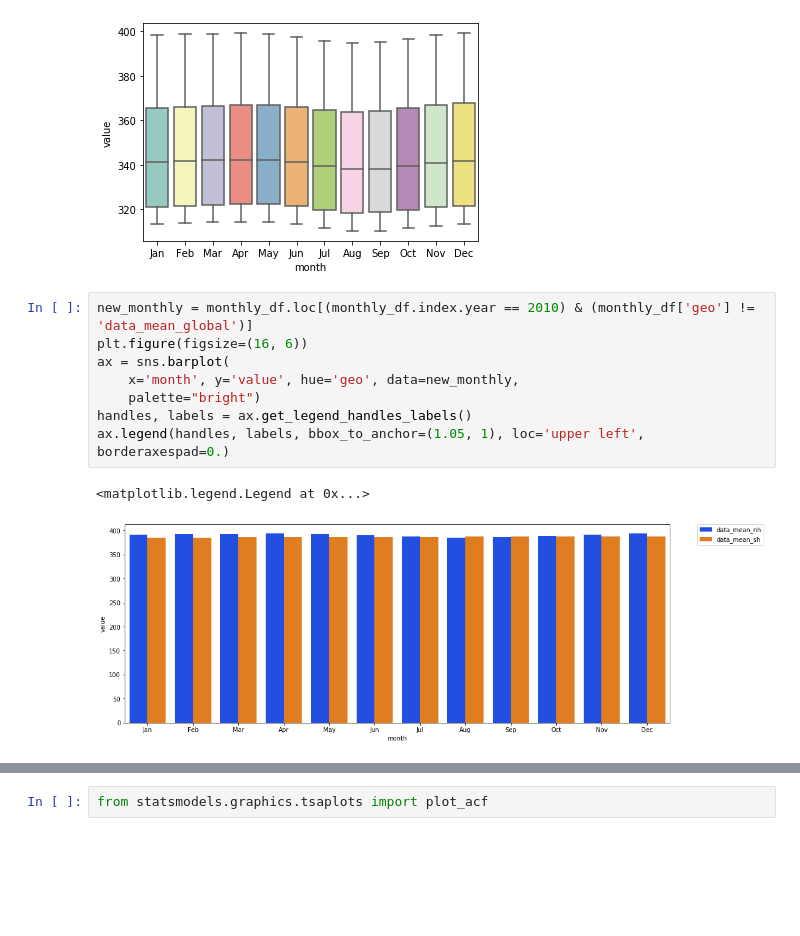
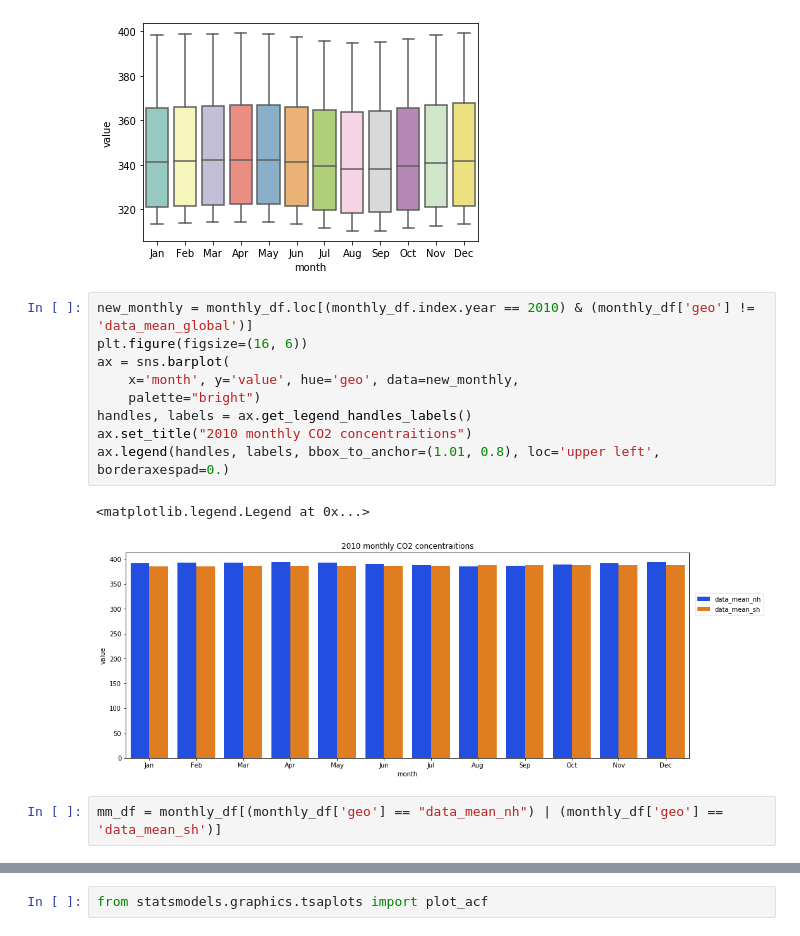
Before and after one commit to Squaess/TimeSeries, a Jupyter notebook: lab1/lab1.ipynb, the cells around one changed output, grey strips where cells are left out. Saved outputs shown, nothing was run; the diff lists cells and outputs as text; blank space fills up the shorter version.

```diff
--- a/lab1/lab1.ipynb
+++ b/lab1/lab1.ipynb
@@ -117,11 +118,14 @@ sns.boxplot(x='month',y='value', data=monthly_df.loc[monthly_df['geo'] == 'data_
 # %%
 new_monthly = monthly_df.loc[(monthly_df.index.year == 2010) & (monthly_df['geo'] != 'data_mean_global')]
 plt.figure(figsize=(16, 6))
 ax = sns.barplot(
     x='month', y='value', hue='geo', data=new_monthly,
     palette="bright")
 handles, labels = ax.get_legend_handles_labels()
-ax.legend(handles, labels, bbox_to_anchor=(1.05, 1), loc='upper left', borderaxespad=0.)
+ax.set_title("2010 monthly CO2 concentraitions")
+ax.legend(handles, labels, bbox_to_anchor=(1.01, 0.8), loc='upper left', borderaxespad=0.)
 # %% [output]
 <matplotlib.legend.Legend at 0x...>
-[figure, old version]
+[figure, new version]
+# %%
+mm_df = monthly_df[(monthly_df['geo'] == "data_mean_nh") | (monthly_df['geo'] == 'data_mean_sh')]
```
Also changed, not shown: parts of 5 cells of this notebook.
